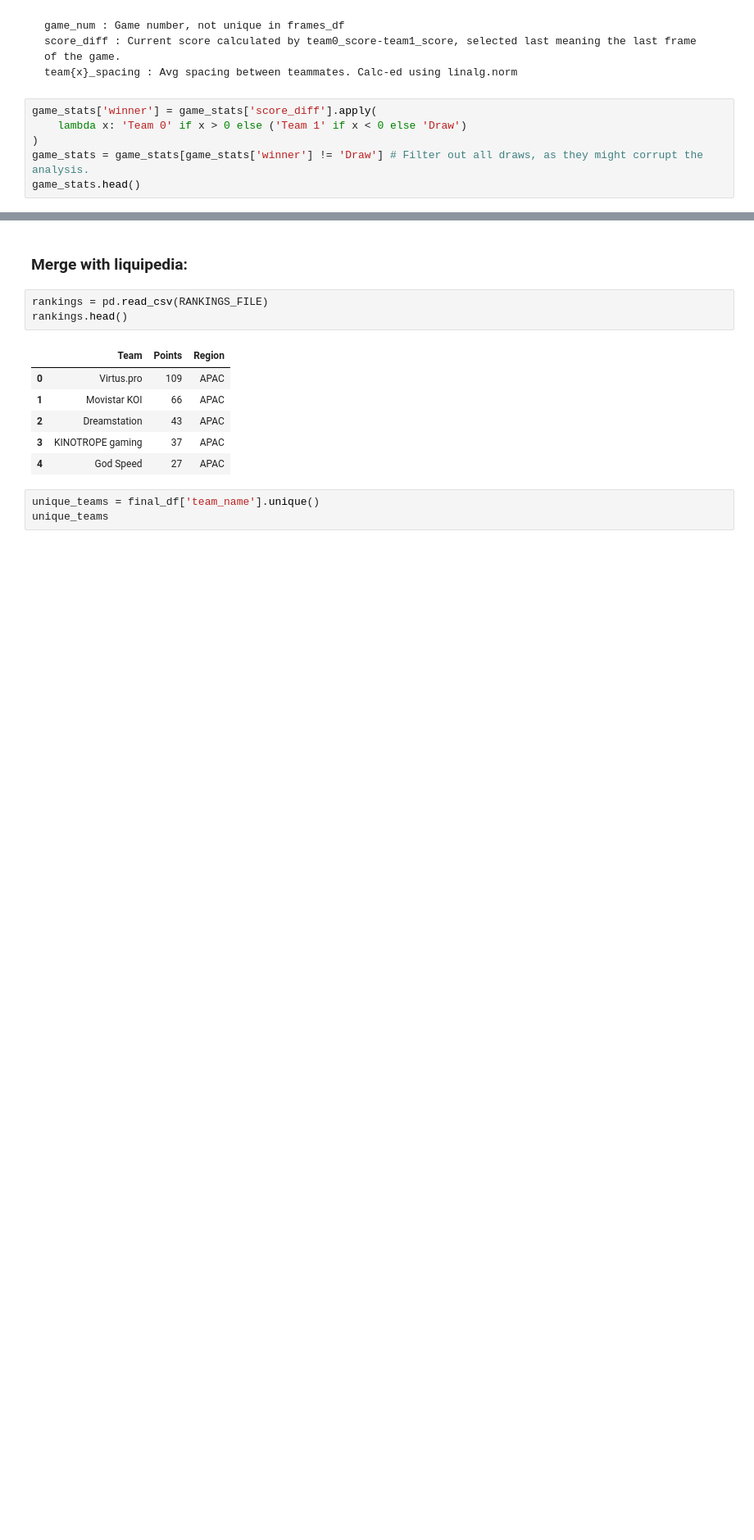
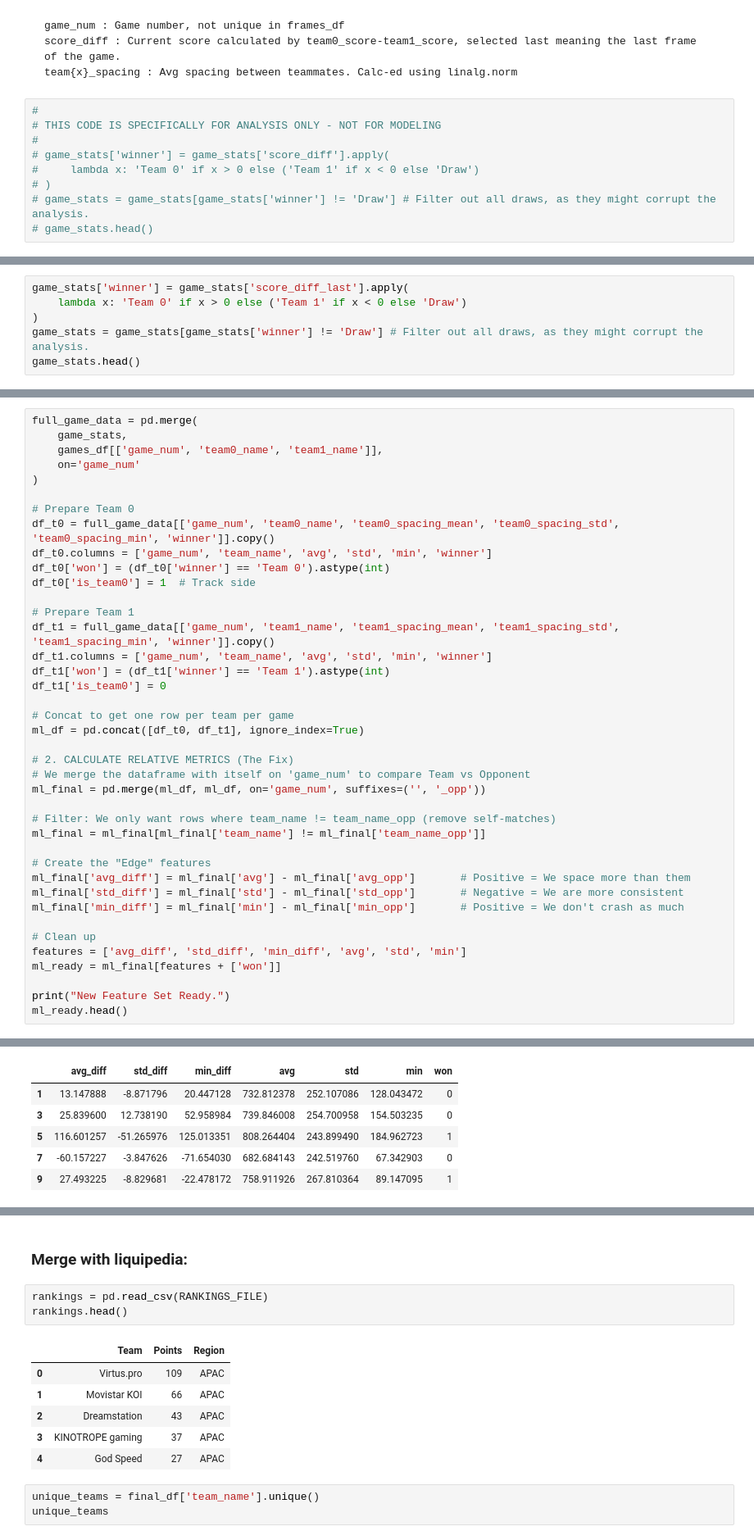
Before and after one commit to istadem2077/dsa210-project-rlcs, a Jupyter notebook: 2_analysis.ipynb, the cells around one changed output, grey strips where cells are left out. Shown at 82% size. Saved outputs shown, nothing was run; the diff lists cells and outputs as text; blank space fills up the shorter version.

````diff
--- a/2_analysis.ipynb
+++ b/2_analysis.ipynb
@@ -135,8 +143,11 @@ score_diff : Current score calculated by team0_score-team1_score, selected last
 team{x}_spacing : Avg spacing between teammates. Calc-ed using linalg.norm
 ```
 # %%
-game_stats['winner'] = game_stats['score_diff'].apply(
-    lambda x: 'Team 0' if x > 0 else ('Team 1' if x < 0 else 'Draw')
-)
-game_stats = game_stats[game_stats['winner'] != 'Draw'] # Filter out all draws, as they might corrupt the analysis.
-game_stats.head()
+#
+# THIS CODE IS SPECIFICALLY FOR ANALYSIS ONLY - NOT FOR MODELING
+#
+# game_stats['winner'] = game_stats['score_diff'].apply(
+#     lambda x: 'Team 0' if x > 0 else ('Team 1' if x < 0 else 'Draw')
+# )
+# game_stats = game_stats[game_stats['winner'] != 'Draw'] # Filter out all draws, as they might corrupt the analysis.
+# game_stats.head()
@@ -149,0 +154,6 @@ game_stats.head()
+# %%
+game_stats['winner'] = game_stats['score_diff_last'].apply(
+    lambda x: 'Team 0' if x > 0 else ('Team 1' if x < 0 else 'Draw')
+)
+game_stats = game_stats[game_stats['winner'] != 'Draw'] # Filter out all draws, as they might corrupt the analysis.
+game_stats.head()
@@ -182,0 +189,41 @@ final_df
+# %%
+full_game_data = pd.merge(
+    game_stats,
+    games_df[['game_num', 'team0_name', 'team1_name']],
+    on='game_num'
+)
+
+# Prepare Team 0
+df_t0 = full_game_data[['game_num', 'team0_name', 'team0_spacing_mean', 'team0_spacing_std', 'team0_spacing_min', 'winner']].copy()
+df_t0.columns = ['game_num', 'team_name', 'avg', 'std', 'min', 'winner']
+df_t0['won'] = (df_t0['winner'] == 'Team 0').astype(int)
+df_t0['is_team0'] = 1  # Track side
+
+# Prepare Team 1
+df_t1 = full_game_data[['game_num', 'team1_name', 'team1_spacing_mean', 'team1_spacing_std', 'team1_spacing_min', 'winner']].copy()
+df_t1.columns = ['game_num', 'team_name', 'avg', 'std', 'min', 'winner']
+df_t1['won'] = (df_t1['winner'] == 'Team 1').astype(int)
+df_t1['is_team0'] = 0
+
+# Concat to get one row per team per game
+ml_df = pd.concat([df_t0, df_t1], ignore_index=True)
+
+# 2. CALCULATE RELATIVE METRICS (The Fix)
+# We merge the dataframe with itself on 'game_num' to compare Team vs Opponent
+ml_final = pd.merge(ml_df, ml_df, on='game_num', suffixes=('', '_opp'))
+
+# Filter: We only want rows where team_name != team_name_opp (remove self-matches)
+ml_final = ml_final[ml_final['team_name'] != ml_final['team_name_opp']]
+
+# Create the "Edge" features
+ml_final['avg_diff'] = ml_final['avg'] - ml_final['avg_opp']       # Positive = We space more than them
+ml_final['std_diff'] = ml_final['std'] - ml_final['std_opp']       # Negative = We are more consistent
+ml_final['min_diff'] = ml_final['min'] - ml_final['min_opp']       # Positive = We don't crash as much
+
+# Clean up
+features = ['avg_diff', 'std_diff', 'min_diff', 'avg', 'std', 'min']
+ml_ready = ml_final[features + ['won']]
+
+print("New Feature Set Ready.")
+ml_ready.head()
+# %% [output]
@@ -182,0 +231,6 @@ final_df
+|  | avg_diff | std_diff | min_diff | avg | std | min | won |
+| 1 | 13.147888 | -8.871796 | 20.447128 | 732.812378 | 252.107086 | 128.043472 | 0 |
+| 3 | 25.839600 | 12.738190 | 52.958984 | 739.846008 | 254.700958 | 154.503235 | 0 |
+| 5 | 116.601257 | -51.265976 | 125.013351 | 808.264404 | 243.899490 | 184.962723 | 1 |
+| 7 | -60.157227 | -3.847626 | -71.654030 | 682.684143 | 242.519760 | 67.342903 | 0 |
+| 9 | 27.493225 | -8.829681 | -22.478172 | 758.911926 | 267.810364 | 89.147095 | 1 |
````
Also changed, not shown: parts of 8 cells of this notebook, 8 other files.
